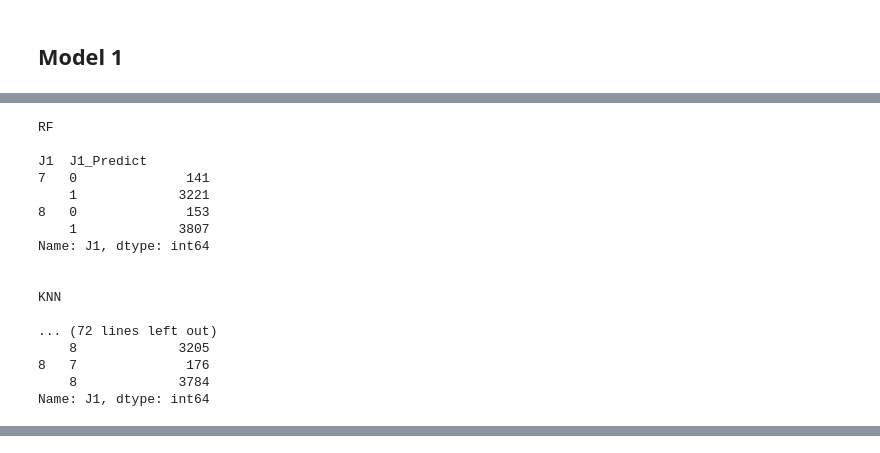
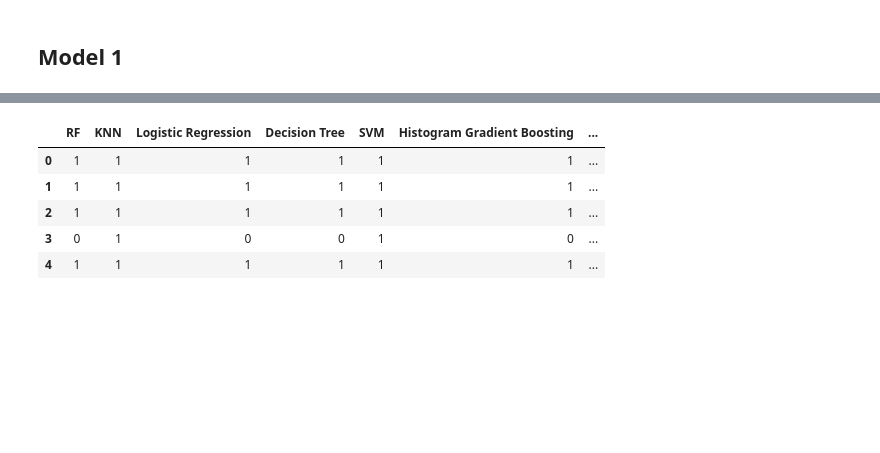
Before and after one commit to mrelero/machine-learning-anatel-database, a Jupyter notebook: Paper2/Model2/Model2.ipynb, the cells around one changed output, grey strips where cells are left out. Cells and saved outputs as stored; diff of their text form; code cells hidden in the pictures; blank space fills up the shorter version.

```diff
--- a/Paper2/Model2/Model2.ipynb
+++ b/Paper2/Model2/Model2.ipynb
@@ -879,0 +888,6 @@ plt.rcParams["figure.dpi"] = 100
+# %%
+for number, i in enumerate(Models_Loaded_GridSearch):
+    nwdf = Neutral_DataFrame.groupby(["J1",i])["J1"].count()
+    print(i, "\n")
+    print(nwdf)
+    print("\n")
@@ -924,30 +942,9 @@ Neural Network
-# %%
-Data_Frame_Predictions_model1 = dict()
-for number, i in enumerate(Models_Loaded_GridSearch):
-    Data_Frame_Predictions_model1[i] = pd.DataFrame(y_pred_7_8_model1[i], columns=["J1_Predict"])
-    Data_Frame_Predictions_model1[i] = pd.concat([Data_Frame_Predictions_model1[i],Dados_Y], axis=1, join="inner")
-
-#Data_Frame_Predictions[i][(Data_Frame_Predictions[i].J1 == 8) & (Data_Frame_Predictions[i].J1_Predict == 1)].count()
-for number, i in enumerate(Models_Loaded_GridSearch):
-    nwdf = Data_Frame_Predictions_model1[i].groupby(["J1","J1_Predict"])["J1"].count()
-    print(i, "\n")
-    print(nwdf)
-    print("\n")
-# %% [output]
-RF
-
-J1  J1_Predict
-7   0              141
-    1             3221
-8   0              153
-    1             3807
-Name: J1, dtype: int64
-
-
-KNN
-
-... (72 lines left out)
-    8             3205
-8   7              176
-    8             3784
-Name: J1, dtype: int64
+# %%
+Neutral_DataFrame_Model1 = Dados_Y.copy()
+Neutral_DataFrame_Model1=Neutral_DataFrame_Model1.to_frame().reset_index()
+for number, i in enumerate(Model1_Loaded_GridSearch):
+    y_pred_aux = Model1_Loaded_GridSearch[i].predict(Dados_X)
+    Neutral_DataFrame_Model1.insert(number, i, y_pred_aux)
+
+Neutral_DataFrame_Model1.head()
+# %% [output]
@@ -953,0 +952,6 @@ Name: J1, dtype: int64
+|  | RF | KNN | Logistic Regression | Decision Tree | SVM | Histogram Gradient Boosting | ... |
+| 0 | 1 | 1 | 1 | 1 | 1 | 1 | ... |
+| 1 | 1 | 1 | 1 | 1 | 1 | 1 | ... |
+| 2 | 1 | 1 | 1 | 1 | 1 | 1 | ... |
+| 3 | 0 | 1 | 0 | 0 | 1 | 0 | ... |
+| 4 | 1 | 1 | 1 | 1 | 1 | 1 | ... |
```
Also changed, not shown: parts of 13 cells of this notebook.
